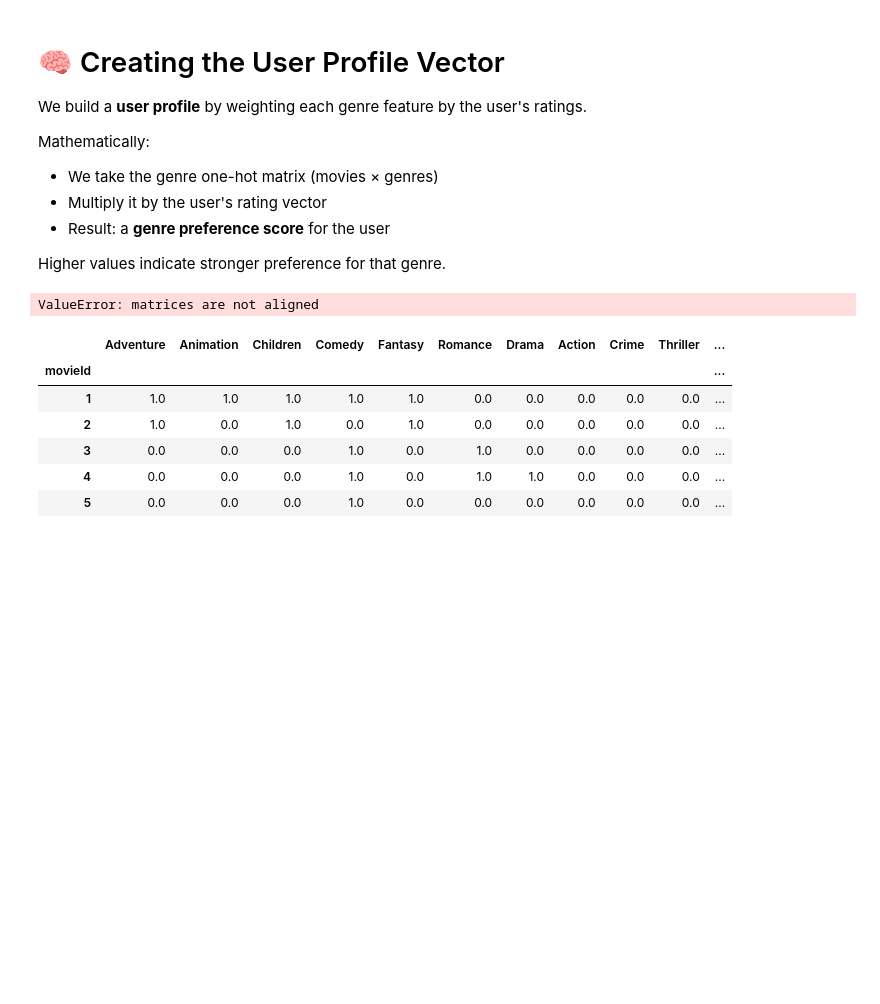
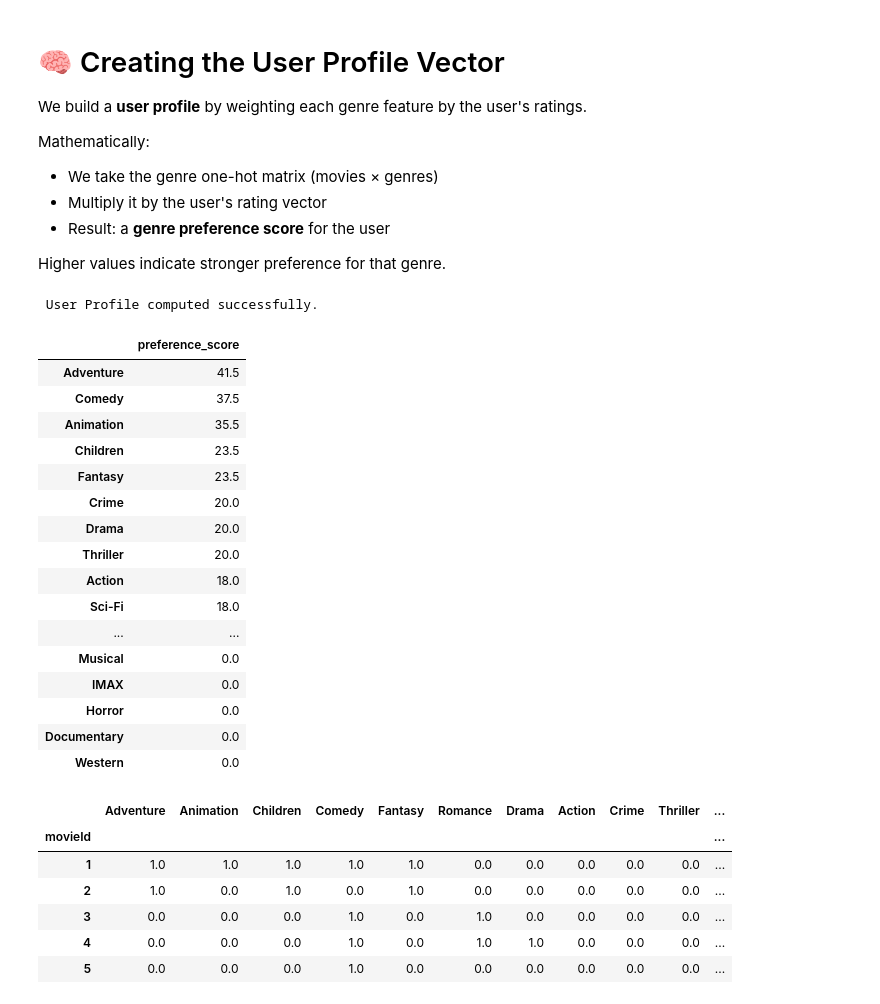
Before and after one commit to M-H-Tabatabai/IMDB-Website-Recommender-System-Project, a Jupyter notebook: recommender_sys_content_based.ipynb, the cells around one changed output. Saved outputs shown, nothing was run; the diff lists cells and outputs as text; code cells hidden in the pictures; blank space fills up the shorter version.

Commit message:
fix: align user genre matrix with ratings by movieId to resolve dot-product mismatch

```diff
--- a/recommender_sys_content_based.ipynb
+++ b/recommender_sys_content_based.ipynb
@@ -399,20 +399,50 @@ Mathematically:
 
 Higher values indicate stronger preference for that genre.
 # %%
-# Weighted sum of genres based on user's ratings
-user_profile = user_genre_table.T.dot(input_movies["rating"])
-
-# Convert to a dataframe for better readability and sorting
-user_profile_df = (
-    user_profile
-    .sort_values(ascending=False)
-    .to_frame(name="preference_score")
+# 1) Align user_movies and input_movies on movieId to guarantee same order/index
+rated_movies = (
+    user_movies[["movieId"]]
+    .merge(input_movies[["movieId", "rating"]], on="movieId", how="inner")
+    .set_index("movieId")
 )
 
-print(" User Genre Preference Profile:")
+# 2) Build the genre feature matrix with movieId as index (same as ratings)
+user_genre_table = (
+    user_movies
+    .set_index("movieId")
+    .drop(columns=["title", "year"])
+)
+
+# 3) Ensure the rows match exactly
+user_genre_table = user_genre_table.loc[rated_movies.index]
+
+# 4) Compute user profile (genre preference vector)
+user_profile = user_genre_table.T.dot(rated_movies["rating"])
+
+# 5) Nice display
+user_profile_df = user_profile.sort_values(ascending=False).to_frame("preference_score")
+
+print(" User Profile computed successfully.")
 display(user_profile_df)
 # %% [output]
-ValueError: matrices are not aligned
+ User Profile computed successfully.
+|  | preference_score |
+| Adventure | 41.5 |
+| Comedy | 37.5 |
+| Animation | 35.5 |
+| Children | 23.5 |
+| Fantasy | 23.5 |
+| Crime | 20.0 |
+| Drama | 20.0 |
+| Thriller | 20.0 |
+| Action | 18.0 |
+| Sci-Fi | 18.0 |
+| ... | ... |
+| Musical | 0.0 |
+| IMAX | 0.0 |
+| Horror | 0.0 |
+| Documentary | 0.0 |
+| Western | 0.0 |
 # %%
 genre_table = movies_with_genres_df.set_index(movies_with_genres_df['movieId'])
 genre_table = genre_table.drop(columns=['movieId', 'genres', 'year', 'title'])
```
